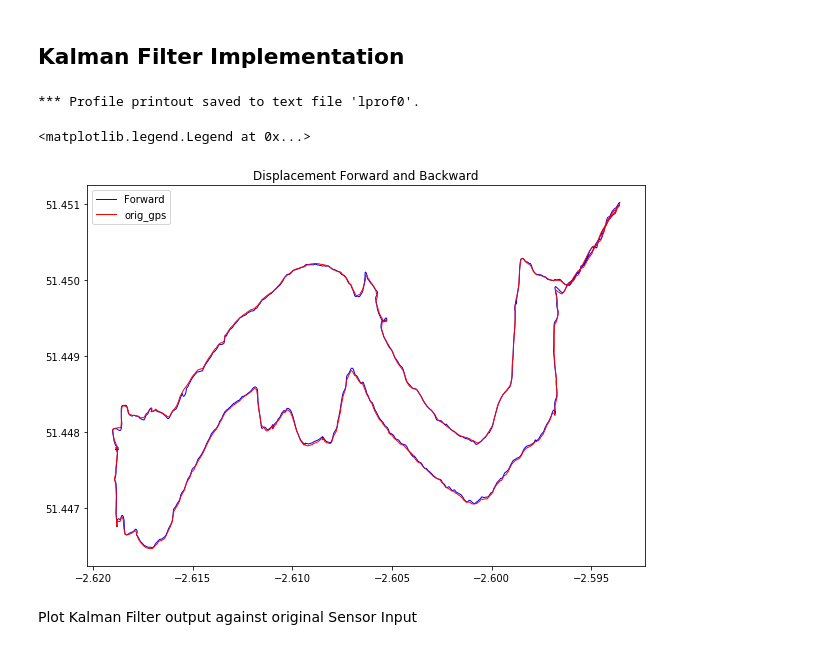
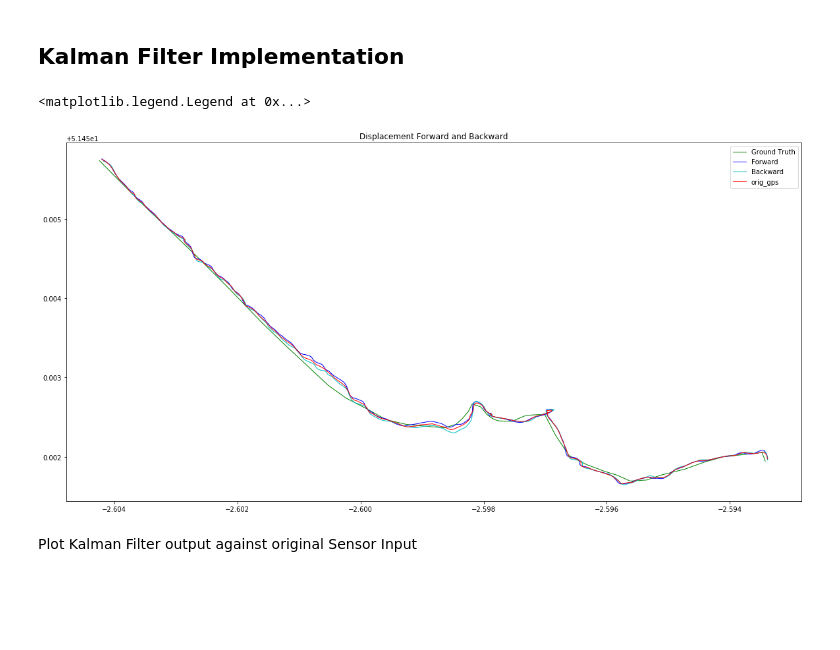
Before and after one commit to harrywaugh/ActivityTrackingWithSensorFusion, a Jupyter notebook: KalmanFilterTesting.ipynb, the cells around one changed output. Drawn from its saved outputs; the diff is of its cells as text; code cells hidden in the pictures; blank space fills up the shorter version.

Commit message:
Correctly interpolated ground truth results

```diff
--- a/KalmanFilterTesting.ipynb
+++ b/KalmanFilterTesting.ipynb
@@ -15,8 +12,8 @@ The line_profiler extension is already loaded. To reload it, use:
 # %% [markdown]
 ## Plot each variable on a graph
 # %%
-data = Data_Stream("data8.csv")
+data = Data_Stream("uni.csv", load_truth=True)
 print(data.acc_DRC.shape)
-data.plot()
+# data.plot()
 # %% [output]
 Parsed File
@@ -30,23 +38,12 @@ Integrated Acceleration
 # %%
-# %lprun -f compute_kalman(data)
-# compute_kalman(data, reverse=True)
-
-# compute_kalman(data)
-# compute_kalman(data, True)
-%lprun -T lprof0 -f compute_kalman compute_kalman(data)
-# %cat lprof0
-
-
-
-plt.figure(figsize=(10, 7))
+plt.figure(figsize=(20, 10))
 ax=plt.subplot(111)
-# plt.plot(data.ground_truth.latlngs[:, 0], data.ground_truth.latlngs[:, 1], 'g-', lw=1, label='GPS')
+plt.plot(data.ground_truth.latlngs[:, 1], data.ground_truth.latlngs[:, 2], 'g-', lw=1, label='Ground Truth')
 plt.plot(data.kal_latlng[:, 1], data.kal_latlng[:, 2], 'b-', lw=1, label='Forward')
+plt.plot(data.kal_latlng_reverse[:, 1], data.kal_latlng_reverse[:, 2], 'c-', lw=1, label='Backward')
 plt.plot(data.gps_latlng[:, 1], data.gps_latlng[:, 2], 'r-', lw=1, label='orig_gps')
-# plt.plot(data.kal_dis_reverse[:, 1], data.kal_dis_reverse[:, 2], 'b-', lw=1, label='Backward')
 plt.title("Displacement Forward and Backward")
 ax.legend()
 # %% [output]
-*** Profile printout saved to text file 'lprof0'.
+<matplotlib.legend.Legend at 0x...>
-<matplotlib.legend.Legend at 0x...>
-[figure, old version]
+[figure, new version]
```
Also changed, not shown: parts of 6 cells of this notebook, 2 other files.
